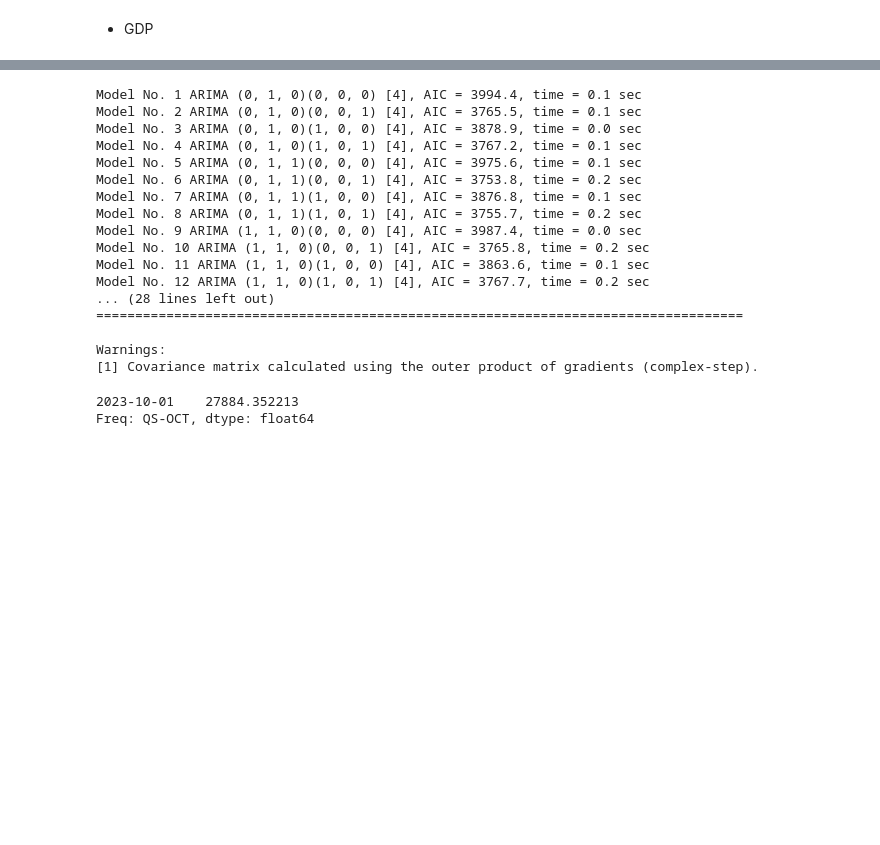
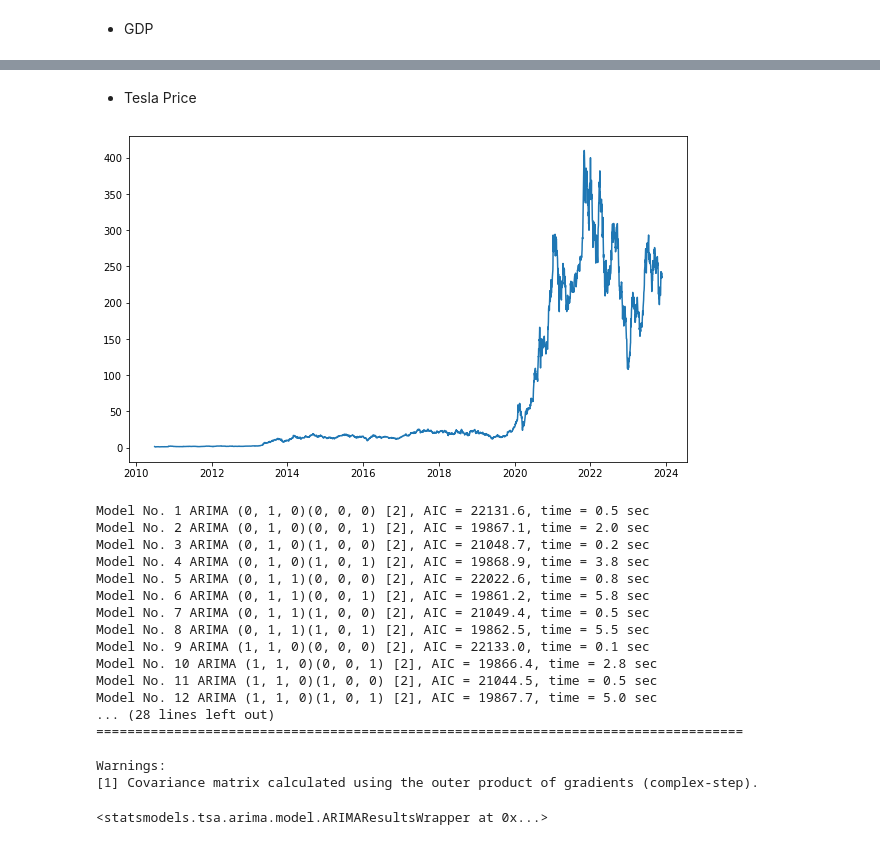
Before and after one commit to HoseinAhmadi97/Analysis_of_Financial_Time_Series, a Jupyter notebook: 4.Sarima.ipynb, the cells around one changed output, grey strips where cells are left out. Saved outputs shown, nothing was run; the diff lists cells and outputs as text; code cells hidden in the pictures; blank space fills up the shorter version.

```diff
--- a/4.Sarima.ipynb
+++ b/4.Sarima.ipynb
@@ -153,34 +217,39 @@ fig.show()
+# %% [markdown]
+- Tesla Price
+# %%
+symbol = 'TSLA'
+tesla_data = yf.Ticker(symbol).history(period="20y")[['Close']]
+plt.figure(figsize=(10, 6))
+plt.plot(tesla_data)
+plt.show()
+# %% [output]
+[figure, added]
 # %%
 pmax  = 1 #maximum lag on regular auto regressive
 qmax = 1 #maximum lag on regular ma
 Pmax = 1 #maximum lag on seasonalty auto regressive
 Qmax = 1 #maximum lag on seasonality moving average
-fsteps = 12 #inteval between model optimization
-fstepsout = 12 #maxium steps on model searching
-seasonality = 4
+fsteps = 12 #steps for forecasting
+seasonality = 2
 
-model = sarima_model(gdp_data['GDP'], pmax, qmax, Pmax, Qmax, seasonality)
-best_model = model.get_optimal_sarima_model()
+model = sarima_model(tesla_data['Close'].iloc[:-fsteps], pmax, qmax, Pmax, Qmax, seasonality)
+model.get_optimal_sarima_model()
 # %% [output]
-Model No. 1 ARIMA (0, 1, 0)(0, 0, 0) [4], AIC = 3994.4, time = 0.1 sec
-Model No. 2 ARIMA (0, 1, 0)(0, 0, 1) [4], AIC = 3765.5, time = 0.1 sec
-Model No. 3 ARIMA (0, 1, 0)(1, 0, 0) [4], AIC = 3878.9, time = 0.0 sec
-Model No. 4 ARIMA (0, 1, 0)(1, 0, 1) [4], AIC = 3767.2, time = 0.1 sec
-Model No. 5 ARIMA (0, 1, 1)(0, 0, 0) [4], AIC = 3975.6, time = 0.1 sec
-Model No. 6 ARIMA (0, 1, 1)(0, 0, 1) [4], AIC = 3753.8, time = 0.2 sec
-Model No. 7 ARIMA (0, 1, 1)(1, 0, 0) [4], AIC = 3876.8, time = 0.1 sec
-Model No. 8 ARIMA (0, 1, 1)(1, 0, 1) [4], AIC = 3755.7, time = 0.2 sec
-Model No. 9 ARIMA (1, 1, 0)(0, 0, 0) [4], AIC = 3987.4, time = 0.0 sec
-Model No. 10 ARIMA (1, 1, 0)(0, 0, 1) [4], AIC = 3765.8, time = 0.2 sec
-Model No. 11 ARIMA (1, 1, 0)(1, 0, 0) [4], AIC = 3863.6, time = 0.1 sec
-Model No. 12 ARIMA (1, 1, 0)(1, 0, 1) [4], AIC = 3767.7, time = 0.2 sec
+Model No. 1 ARIMA (0, 1, 0)(0, 0, 0) [2], AIC = 22131.6, time = 0.5 sec
+Model No. 2 ARIMA (0, 1, 0)(0, 0, 1) [2], AIC = 19867.1, time = 2.0 sec
+Model No. 3 ARIMA (0, 1, 0)(1, 0, 0) [2], AIC = 21048.7, time = 0.2 sec
+Model No. 4 ARIMA (0, 1, 0)(1, 0, 1) [2], AIC = 19868.9, time = 3.8 sec
+Model No. 5 ARIMA (0, 1, 1)(0, 0, 0) [2], AIC = 22022.6, time = 0.8 sec
+Model No. 6 ARIMA (0, 1, 1)(0, 0, 1) [2], AIC = 19861.2, time = 5.8 sec
+Model No. 7 ARIMA (0, 1, 1)(1, 0, 0) [2], AIC = 21049.4, time = 0.5 sec
+Model No. 8 ARIMA (0, 1, 1)(1, 0, 1) [2], AIC = 19862.5, time = 5.5 sec
+Model No. 9 ARIMA (1, 1, 0)(0, 0, 0) [2], AIC = 22133.0, time = 0.1 sec
+Model No. 10 ARIMA (1, 1, 0)(0, 0, 1) [2], AIC = 19866.4, time = 2.8 sec
+Model No. 11 ARIMA (1, 1, 0)(1, 0, 0) [2], AIC = 21044.5, time = 0.5 sec
+Model No. 12 ARIMA (1, 1, 0)(1, 0, 1) [2], AIC = 19867.7, time = 5.0 sec
 ... (28 lines left out)
 ===================================================================================
 
 Warnings:
 [1] Covariance matrix calculated using the outer product of gradients (complex-step).
+<statsmodels.tsa.arima.model.ARIMAResultsWrapper at 0x...>
-# %%
-best_model.forecast(fsteps=10)
-# %% [output]
-2023-10-01    27884.352213
-Freq: QS-OCT, dtype: float64
```
Also changed, not shown: parts of 9 cells of this notebook.
